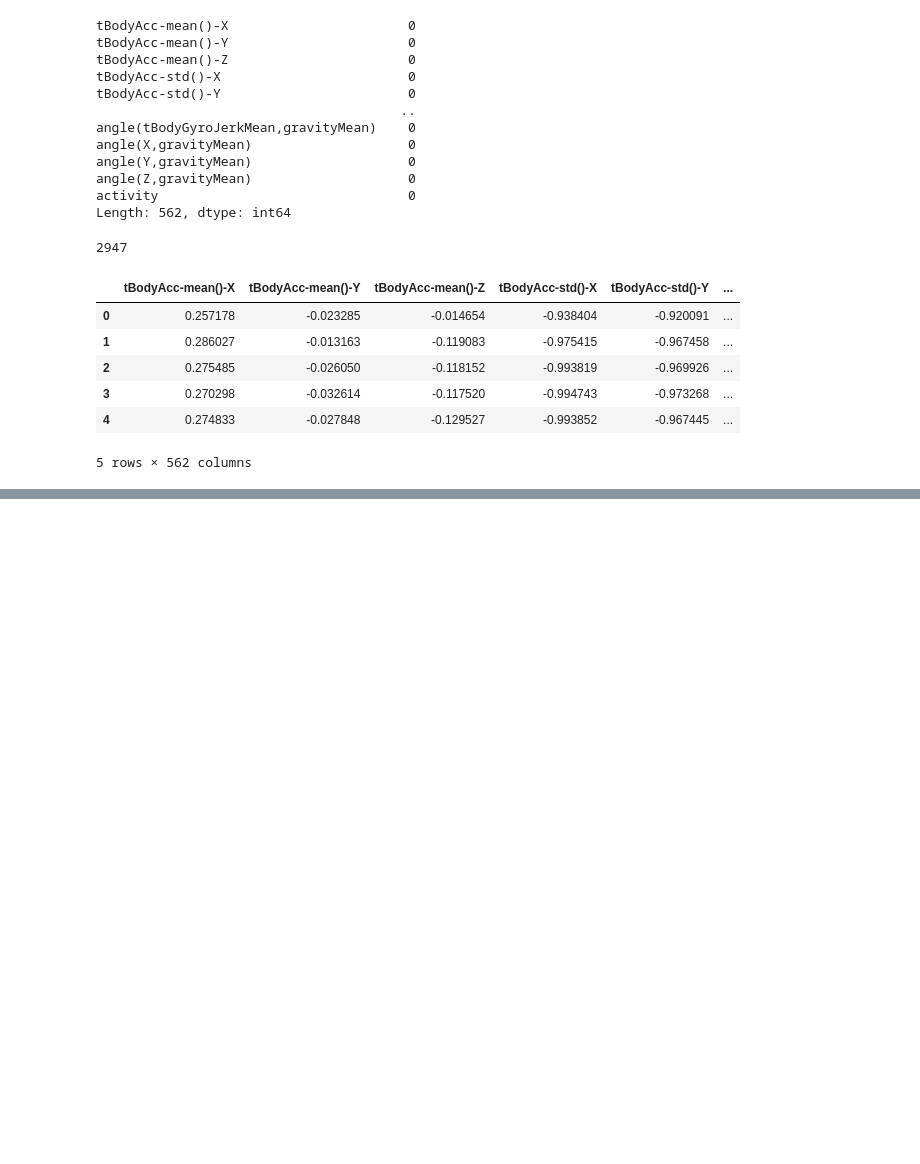
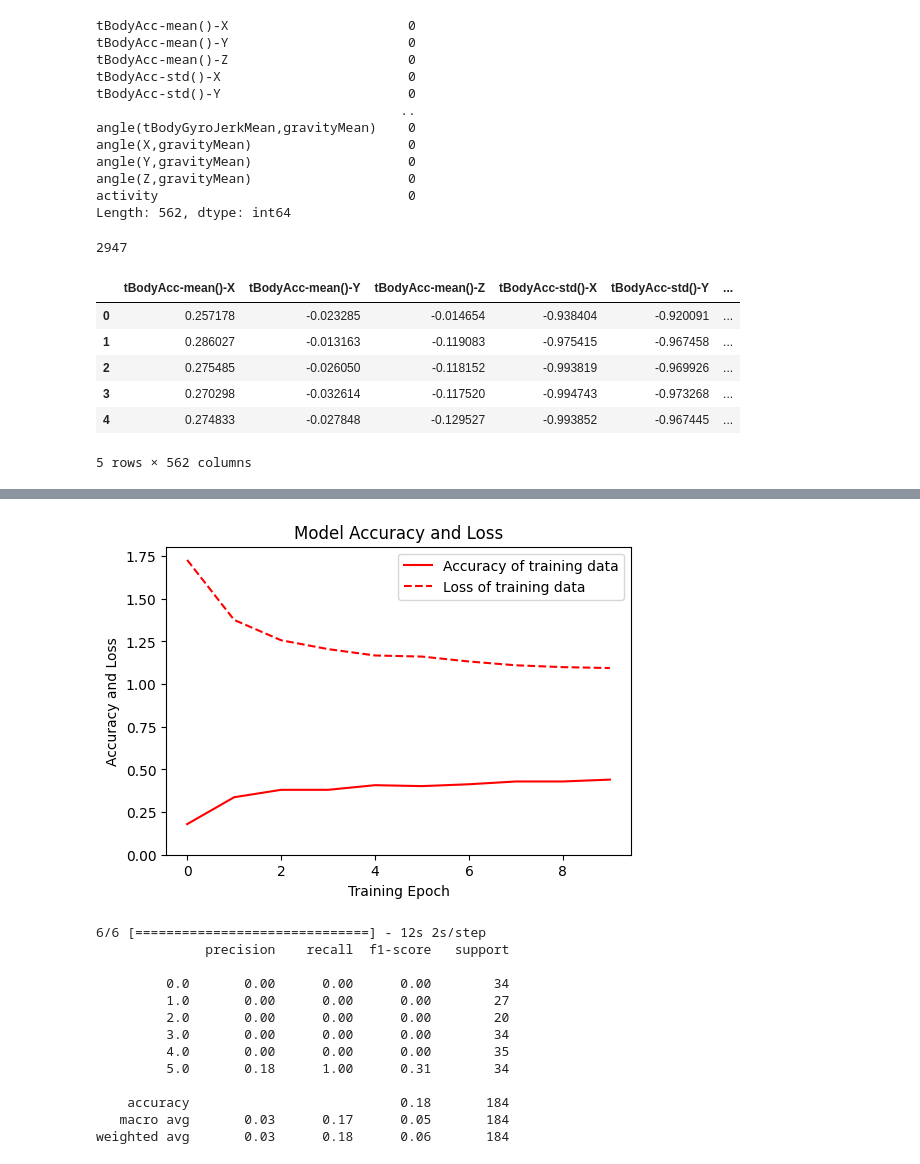
Before and after one commit to yongjun-0903/deep-learning, a Jupyter notebook: 04_1006_HAR_LSTM-CNN.ipynb, the cells around one changed output, grey strips where cells are left out. Saved outputs shown, nothing was run; the diff lists cells and outputs as text; code cells hidden in the pictures; blank space fills up the shorter version.

```diff
--- a/04_1006_HAR_LSTM-CNN.ipynb
+++ b/04_1006_HAR_LSTM-CNN.ipynb
@@ -188,3 +180,6 @@ print(y_val.shape)
 # %%
 x_train = x_train.astype('float32')
 y_train = y_train.astype('float32')
+# %%
+y_train_hot = to_categorical(y_train, num_classes)
+print("y_train shape: ", y_train_hot.shape)
@@ -192,14 +189,14 @@ y_train = y_train.astype('float32')
 model = Sequential()
 model.add(LSTM(32, return_sequences=True, input_shape=(input_shape,1), activation='relu'))
 model.add(LSTM(32,return_sequences=True, activation='relu'))
-model.add(Reshape((1, 240, 32)))
+model.add(Reshape((1, 16830, 32)))
 model.add(Conv1D(filters=64,kernel_size=2, activation='relu', strides=2))
-model.add(Reshape((120, 64)))
+model.add(Reshape((8415, 64)))
 model.add(MaxPool1D(pool_size=4, padding='same'))
 model.add(Conv1D(filters=192, kernel_size=2, activation='relu', strides=1))
-model.add(Reshape((29, 192)))
+model.add(Reshape((2103, 192)))
 model.add(GlobalAveragePooling1D())
-model.add(BatchNormalization(epsilon=1e-06))
+model.add(BatchNormalization(epsilon=1e-05))
 model.add(Dense(6))
 model.add(Activation('softmax'))
 
@@ -268,4 +222,7 @@ def segments(df, time_steps, step):
-# %%
-TIME_PERIOD = 80
-STEP_DISTANCE = 40
-x_train, y_train = segments(df_train, TIME_PERIOD, STEP_DISTANCE)
+# %%
+model.compile(loss='categorical_crossentropy', optimizer='adam', metrics=['accuracy'])
+history = model.fit(x_train,
+                    y_train_hot,
+                    batch_size= 64,
+                    epochs=10
+                   )
@@ -271,0 +250,29 @@ x_train, y_train = segments(df_train, TIME_PERIOD, STEP_DISTANCE)
+# %%
+plt.figure(figsize=(6, 4))
+plt.plot(history.history['accuracy'], 'r', label='Accuracy of training data')
+plt.plot(history.history['loss'], 'r--', label='Loss of training data')
+plt.title('Model Accuracy and Loss')
+plt.ylabel('Accuracy and Loss')
+plt.xlabel('Training Epoch')
+plt.ylim(0)
+plt.legend()
+plt.show()
+
+y_pred_train = model.predict(x_train)
+max_y_pred_train = np.argmax(y_pred_train, axis=1)
+print(classification_report(y_train, max_y_pred_train))
+# %% [output]
+[figure, added]
+6/6 [==============================] - 12s 2s/step
+              precision    recall  f1-score   support
+
+         0.0       0.00      0.00      0.00        34
+         1.0       0.00      0.00      0.00        27
+         2.0       0.00      0.00      0.00        20
+         3.0       0.00      0.00      0.00        34
+         4.0       0.00      0.00      0.00        35
+         5.0       0.18      1.00      0.31        34
+
+    accuracy                           0.18       184
+   macro avg       0.03      0.17      0.05       184
+weighted avg       0.03      0.18      0.06       184
```
Also changed, not shown: parts of 25 cells of this notebook, 5 other files.
